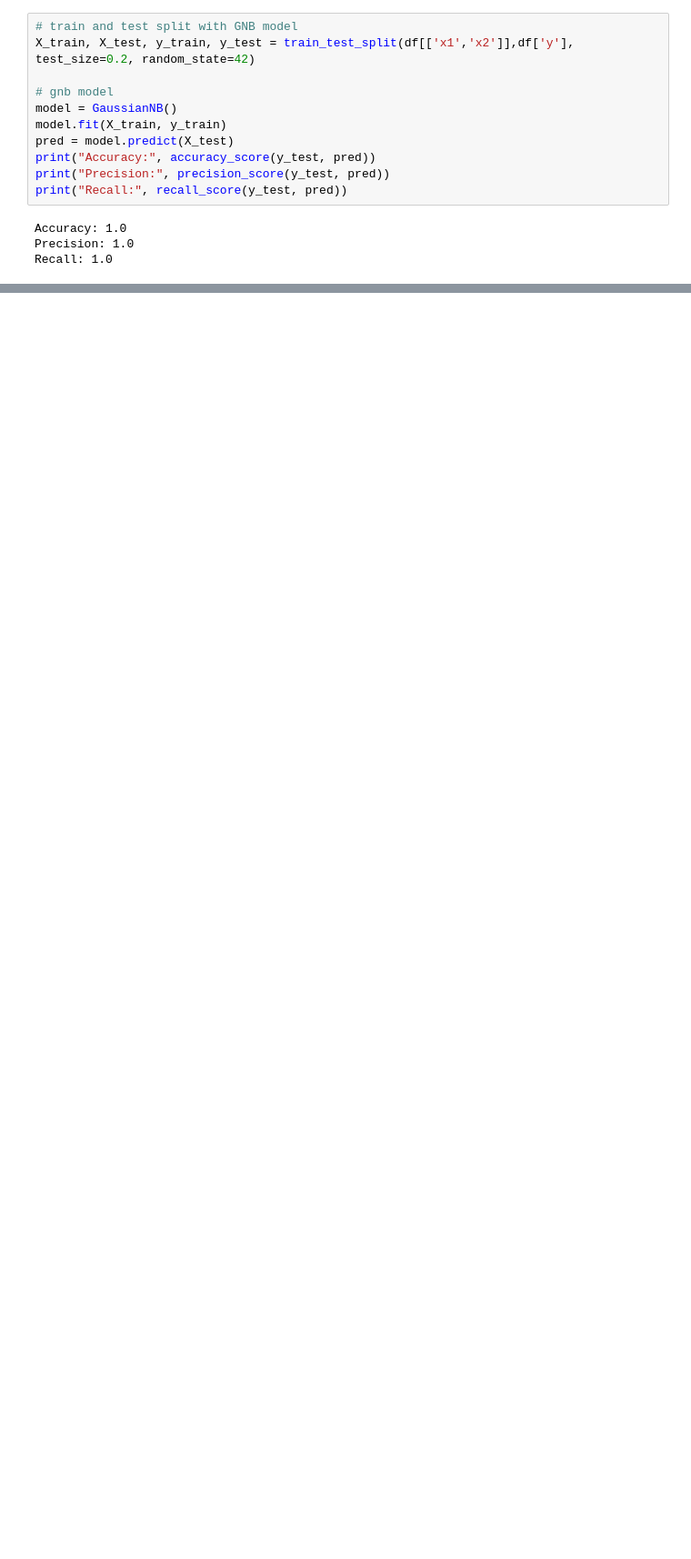
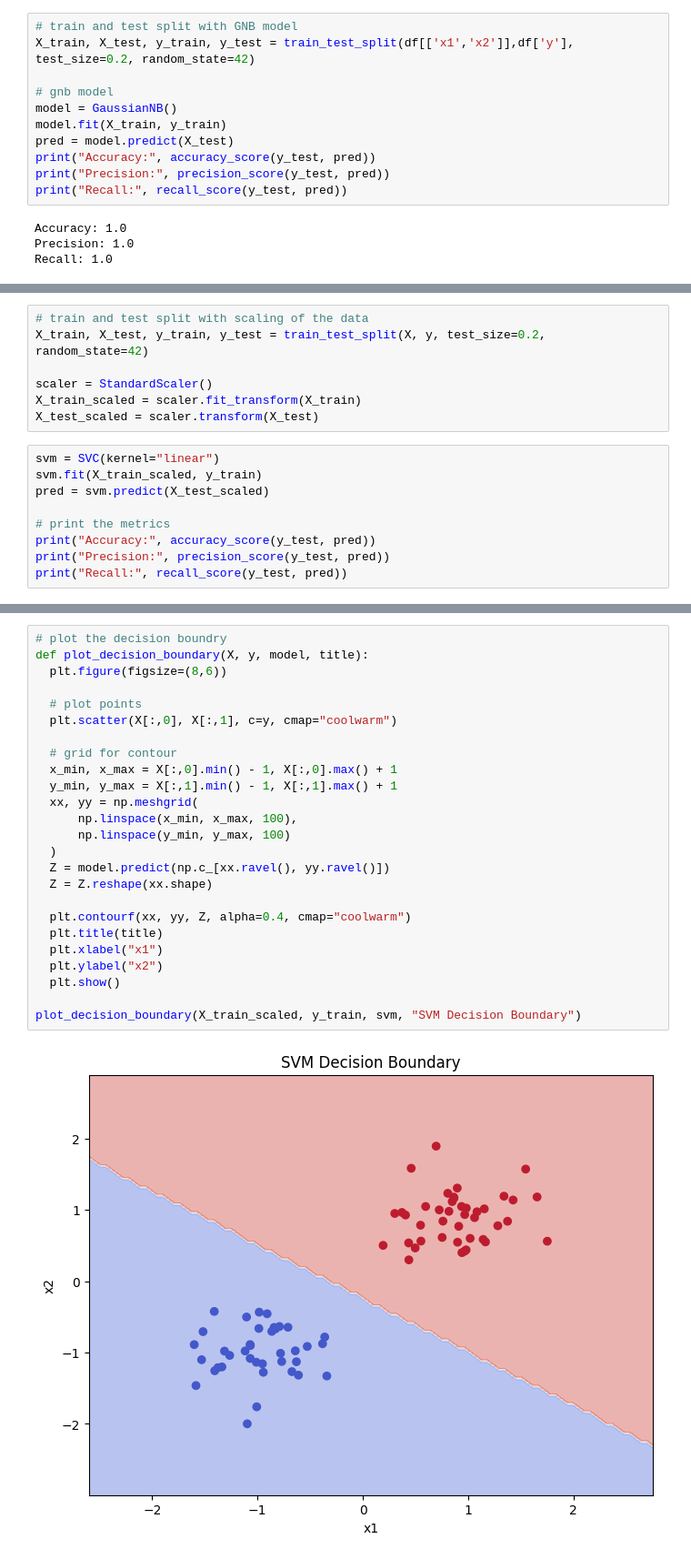
Before and after one commit to avikumart/DA-DS-Questions, a Jupyter notebook: ML_coding/Ml_coding_and_interviewn_practice.ipynb, the cells around one changed output, grey strips where cells are left out. Shown at 91% size. Drawn from its saved outputs; the diff is of its cells as text; blank space fills up the shorter version.

```diff
--- a/ML_coding/Ml_coding_and_interviewn_practice.ipynb
+++ b/ML_coding/Ml_coding_and_interviewn_practice.ipynb
@@ -1361,0 +1397,16 @@ Recall: 1.0
+# %%
+# train and test split with scaling of the data
+X_train, X_test, y_train, y_test = train_test_split(X, y, test_size=0.2, random_state=42)
+
+scaler = StandardScaler()
+X_train_scaled = scaler.fit_transform(X_train)
+X_test_scaled = scaler.transform(X_test)
+# %%
+svm = SVC(kernel="linear")
+svm.fit(X_train_scaled, y_train)
+pred = svm.predict(X_test_scaled)
+
+# print the metrics
+print("Accuracy:", accuracy_score(y_test, pred))
+print("Precision:", precision_score(y_test, pred))
+print("Recall:", recall_score(y_test, pred))
@@ -1361,0 +1417,27 @@ Recall: 1.0
+# %%
+# plot the decision boundry
+def plot_decision_boundary(X, y, model, title):
+  plt.figure(figsize=(8,6))
+
+  # plot points
+  plt.scatter(X[:,0], X[:,1], c=y, cmap="coolwarm")
+
+  # grid for contour
+  x_min, x_max = X[:,0].min() - 1, X[:,0].max() + 1
+  y_min, y_max = X[:,1].min() - 1, X[:,1].max() + 1
+  xx, yy = np.meshgrid(
+      np.linspace(x_min, x_max, 100),
+      np.linspace(y_min, y_max, 100)
+  )
+  Z = model.predict(np.c_[xx.ravel(), yy.ravel()])
+  Z = Z.reshape(xx.shape)
+
+  plt.contourf(xx, yy, Z, alpha=0.4, cmap="coolwarm")
+  plt.title(title)
+  plt.xlabel("x1")
+  plt.ylabel("x2")
+  plt.show()
+
+plot_decision_boundary(X_train_scaled, y_train, svm, "SVM Decision Boundary")
+# %% [output]
+[figure, added]
```
Also changed, not shown: parts of 13 cells of this notebook.
